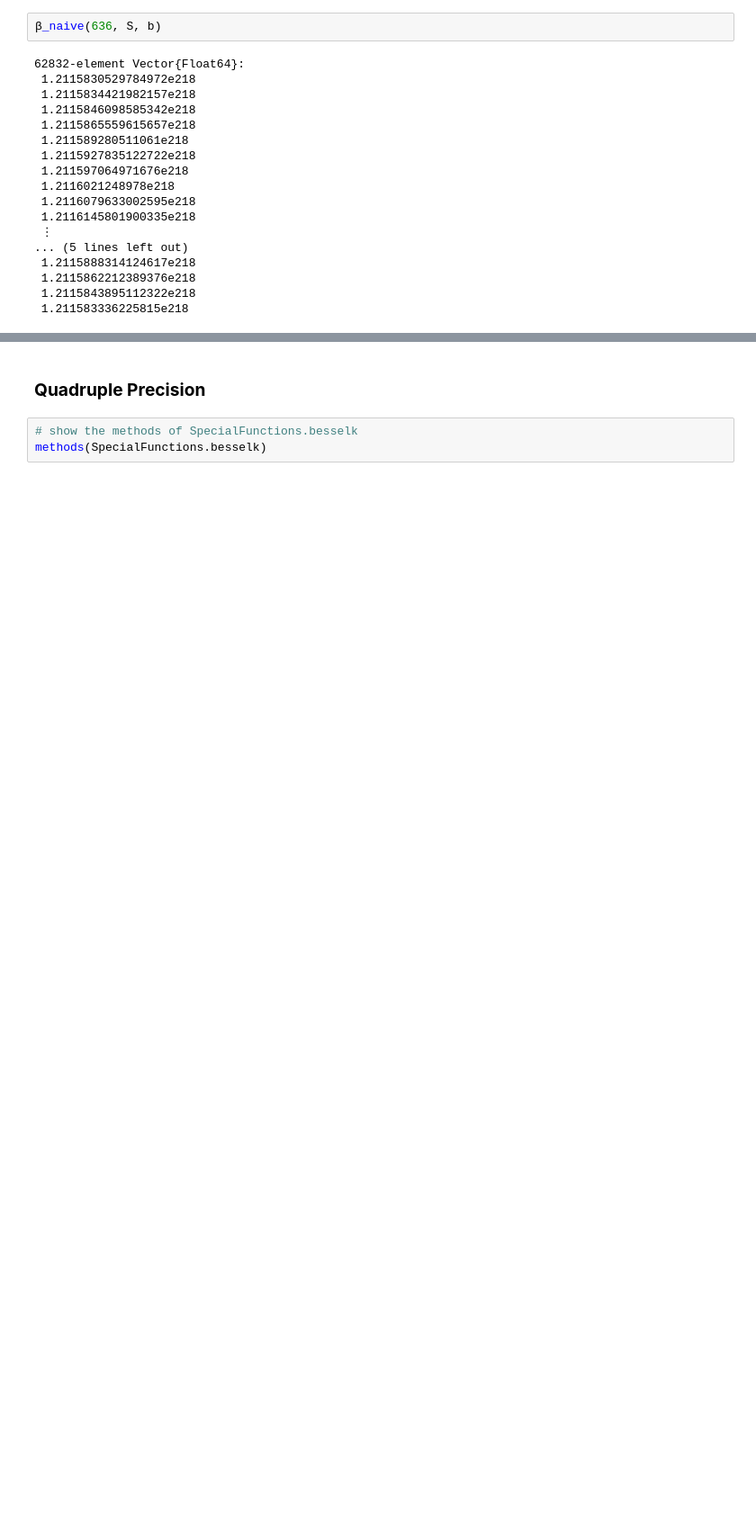
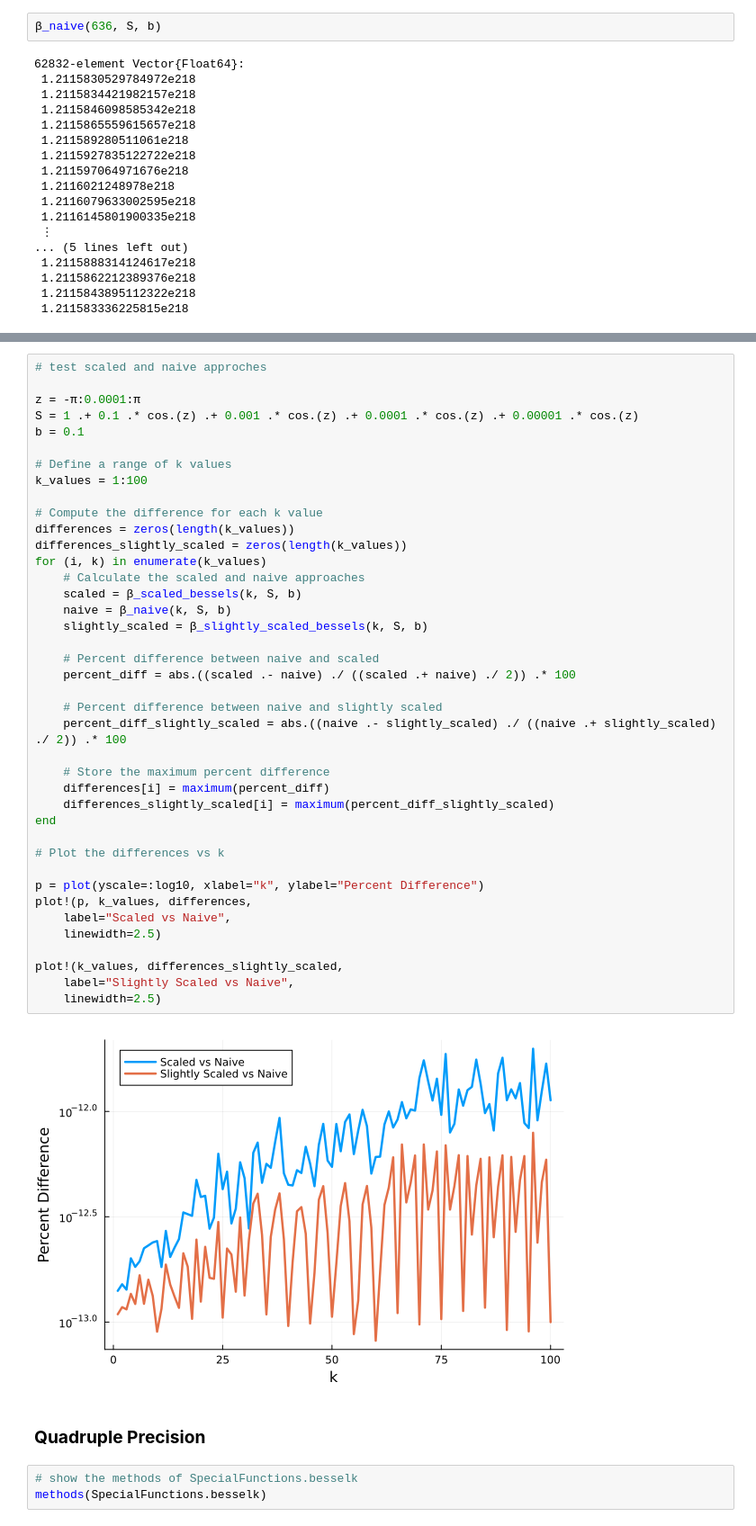
Before and after one commit to karnavr/kylindros, a Jupyter notebook: experiments/scaledBessels.ipynb, the cells around one changed output, grey strips where cells are left out. Shown at 90% size. Drawn from its saved outputs; the diff is of its cells as text; blank space fills up the shorter version.

```diff
--- a/experiments/scaledBessels.ipynb
+++ b/experiments/scaledBessels.ipynb
@@ -351,3 +474,45 @@ plot(k_values, max_differences,
+# %%
+# test scaled and naive approches
+
+z = -π:0.0001:π
+S = 1 .+ 0.1 .* cos.(z) .+ 0.001 .* cos.(z) .+ 0.0001 .* cos.(z) .+ 0.00001 .* cos.(z)
+b = 0.1
+
+# Define a range of k values
+k_values = 1:100
+
+# Compute the difference for each k value
+differences = zeros(length(k_values))
+differences_slightly_scaled = zeros(length(k_values))
+for (i, k) in enumerate(k_values)
+    # Calculate the scaled and naive approaches
+    scaled = β_scaled_bessels(k, S, b)
+    naive = β_naive(k, S, b)
+    slightly_scaled = β_slightly_scaled_bessels(k, S, b)
+
+    # Percent difference between naive and scaled
+    percent_diff = abs.((scaled .- naive) ./ ((scaled .+ naive) ./ 2)) .* 100
+
+    # Percent difference between naive and slightly scaled
+    percent_diff_slightly_scaled = abs.((naive .- slightly_scaled) ./ ((naive .+ slightly_scaled) ./ 2)) .* 100
+
+    # Store the maximum percent difference
+    differences[i] = maximum(percent_diff)
+    differences_slightly_scaled[i] = maximum(percent_diff_slightly_scaled)
+end
+
+# Plot the differences vs k
+
+p = plot(yscale=:log10, xlabel="k", ylabel="Percent Difference")
+plot!(p, k_values, differences,
+    label="Scaled vs Naive",
+    linewidth=2.5)
+
+plot!(k_values, differences_slightly_scaled,
+    label="Slightly Scaled vs Naive",
+    linewidth=2.5)
+# %% [output]
+[figure, added]
 # %% [markdown]
 ### **Quadruple Precision**
 # %%
```
Also changed, not shown: parts of 19 cells of this notebook, 14 other files.
